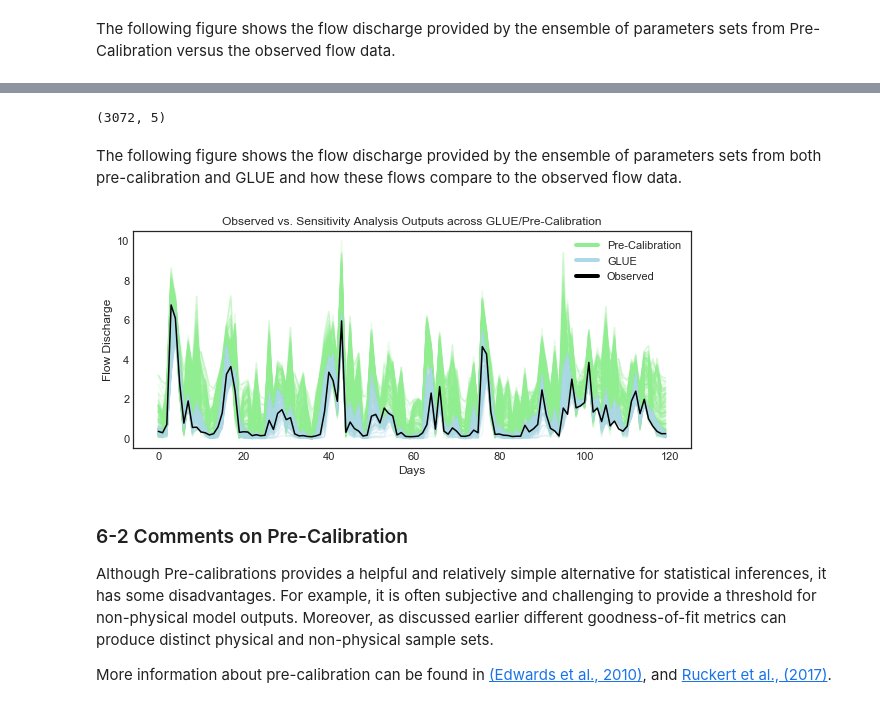
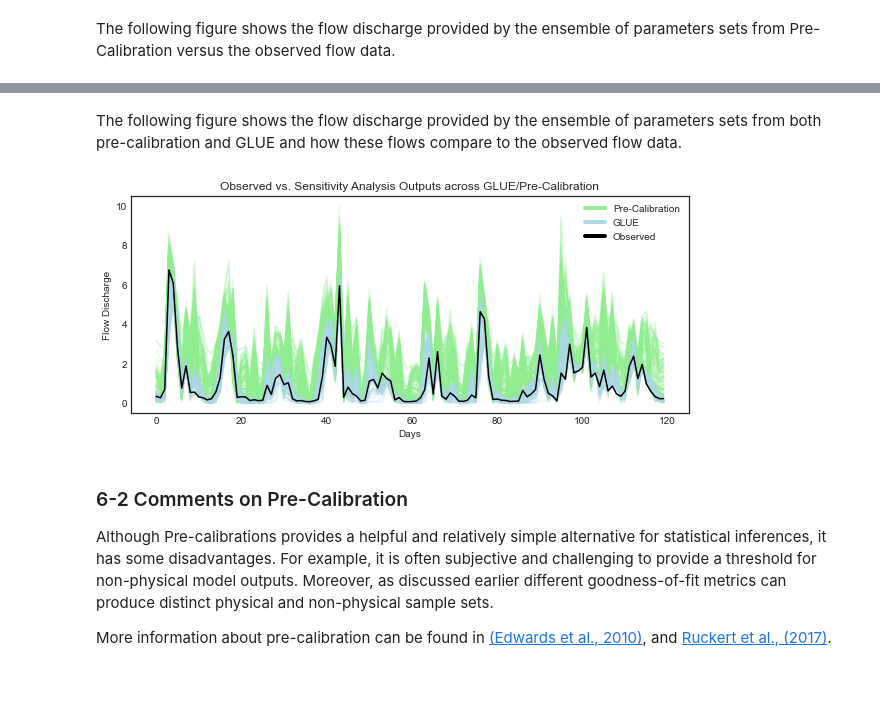
Before and after one commit to IMMM-SFA/msd_uncertainty_ebook, a Jupyter notebook: notebooks/hymod.ipynb, the cells around one changed output, grey strips where cells are left out. Saved outputs shown, nothing was run; the diff lists cells and outputs as text; code cells hidden in the pictures; blank space fills up the shorter version.

Commit message:
remote install pkg data

```diff
--- a/notebooks/hymod.ipynb
+++ b/notebooks/hymod.ipynb
@@ -197,7 +214,7 @@ n_samples = len(param_values_hymod)
 Q_df_bw = msdbook.load_hymod_simulation()
 
 # column names of each sample simulation number
-sample_column_names = [i for i in Q_df_bw.columns if i[:1] == 'Q']
+sample_column_names = [i for i in Q_df_bw.columns if i[0] == 'Q']
 # %% [markdown]
 #### Model Warm-up
 A hydrological model such as HYMOD usually includes ordinary differential equations that are sensitive to their initial condition. They also have components in their underlying formulation that have long memory such that prior time steps can affect their current simulations. For example, soil moisture or groundwater can hold water for a long time and therefore they are often considered to exhibit a long memory. This can affect the partitioning of water to runoff and infiltration, while also controlling the generation of base flow. Therefore, it is important to have a reasonable initial value for them. To achieve this, hydrologists usually extend their simulation period and after the simulations, they remove that extended time period that has unreasonable groundwater or surface water values. This time period is called the warm-up time period.
@@ -277,7 +294,7 @@ Each of these metrics focuses on a specific attribute of streamflow. For example
 # %%
 # calculate error metrics
 me = Q_df[sample_column_names].apply(lambda x: (x-leaf_data["Strmflw"]), axis=0)
-mse = Q_df[sample_column_names].apply(lambda x: sklearn.metrics.mean_squared_error(x, leaf_data["Strmflw"]), axis=0)
+mse = Q_df[sample_column_names].apply(lambda x: metrics.mean_squared_error(x, leaf_data["Strmflw"]), axis=0)
 rmse = mse**(1/2)
 
 # add error metrics to a dictionary
@@ -312,0 +325,6 @@ df_metric_sa_result
+# %%
+# load previously ran simulation
+df_metric_sa_result = msdbook.load_hymod_metric_simulation()
+
+# view results
+df_metric_sa_result
@@ -593,7 +616,7 @@ threshold = np.percentile(concat_df["InverseErrorVariance"], percentile)
 print(f"Threshold using the {percentile} percentile:  {threshold}")
 
 # select values greater than the threshold
-selected_values = concat_df[concat_df["InverseErrorVariance"] > threshold]
+selected_values_glue = concat_df[concat_df["InverseErrorVariance"] > threshold]
 # %% [output]
 Threshold using the 95 percentile:  0.4981408917485908
 # %% [markdown]
@@ -730,57 +749,20 @@ df_precal_mth_mean.shape[1]
-# %%
-param_values_hymod.shape
-# %% [output]
-(3072, 5)
 # %% [markdown]
 The following figure shows the flow discharge provided by the ensemble of parameters sets from both pre-calibration and GLUE and how these flows compare to the observed flow data.
-# %%
-# mean monthly indices
-from matplotlib.lines import Line2D
-date_ts=pd.date_range(start='1/1/2000', periods=3650, freq='D')
-Q_df['date'] = date_ts
-Q_df['year']=date_ts.year
-Q_df['month']=date_ts.month
-Q_df['day']=date_ts.day
-
-Q_df_precal=pd.concat([Q_df.iloc[:,selected_values_precal.index], Q_df.loc[:,['month' , 'year']]], axis=1)
-
-m_Q_precal_df=Q_df_precal.groupby(['year', 'month'])
-agg_m_precal_df=m_Q_precal_df.aggregate(np.mean)
-
-date_ts=pd.date_range(start='1/1/2000', periods=len(leaf_data), freq='D')
-leaf_data['date'] = date_ts
-leaf_data['year']=date_ts.year
-leaf_data['month']=date_ts.month
-leaf_data['day']=date_ts.day
-
-m_leaf_data=leaf_data.groupby(['year', 'month'])
-agg_m_leaf_data=m_leaf_data.aggregate(np.mean)
-
-
-fig_2_3_2, ax_fig_2_3_2=plt.subplots(figsize=[10,4])
-plt.plot(range(0, len(agg_m_precal_df)), agg_m_precal_df.iloc[:,2],  color="lightgreen", alpha=0.2)
-ax_fig_2_3_2.set_xlabel('Days')
-ax_fig_2_3_2.set_ylabel('Flow Discharge')
-#ax_fig_2.set_facecolor('white')
-
-# This for loop prints all simulated streamflow cases under different sample sets
-
-for i_ps in range(0, agg_m_precal_df.shape[1]):
-    plt.plot(range(0, agg_m_precal_df.shape[0]), agg_m_precal_df.iloc[:,i_ps],  color="lightgreen", alpha=0.2)
-
-for i_ps in range(0, agg_m_Q_beh_df.shape[1]):
-    plt.plot(range(0, agg_m_Q_beh_df.shape[0]), agg_m_Q_beh_df.iloc[:,i_ps],  color="lightblue", alpha=0.2)
-
-
-plt.plot(range(0, len(agg_m_precal_df)), df_obs_mth_mean.iloc[0:len(agg_m_Q_beh_df),2],  color="black")
-plt.title('Observed vs. Sensitivity Analysis Outputs across GLUE/Pre-Calibration')
-custom_lines = [Line2D([0], [0],  color="lightgreen", lw=4),
-                Line2D([0], [0], color="lightblue", lw=4),
-                Line2D([0], [0], color="black", lw=4),]
-plt.legend(custom_lines, ['Pre-Calibration', 'GLUE', 'Observed'])
-plt.show()
-# %% [output]
-[figure, removed]
+# %%
+Q_df_glue = pd.concat([Q_df.iloc[:, selected_values_glue.index],
+                       Q_df.loc[:,['month' , 'year']]],
+                      axis=1)
+
+# calculate year, month mean
+df_glue_mth_mean = Q_df_glue.groupby(['year', 'month']).mean()
+
+
+# plot observed versus pre-calibration and GLUE outputs
+ax = msdbook.plot_precalibration_glue(df_precal=df_precal_mth_mean,
+                                      df_glue=df_glue_mth_mean,
+                                      df_obs=df_obs_mth_mean)
+# %% [output]
+[figure, added]
 # %% [markdown]
 ### 6-2 Comments on Pre-Calibration
 
```
Also changed, not shown: parts of 7 cells of this notebook, 26 other files.
